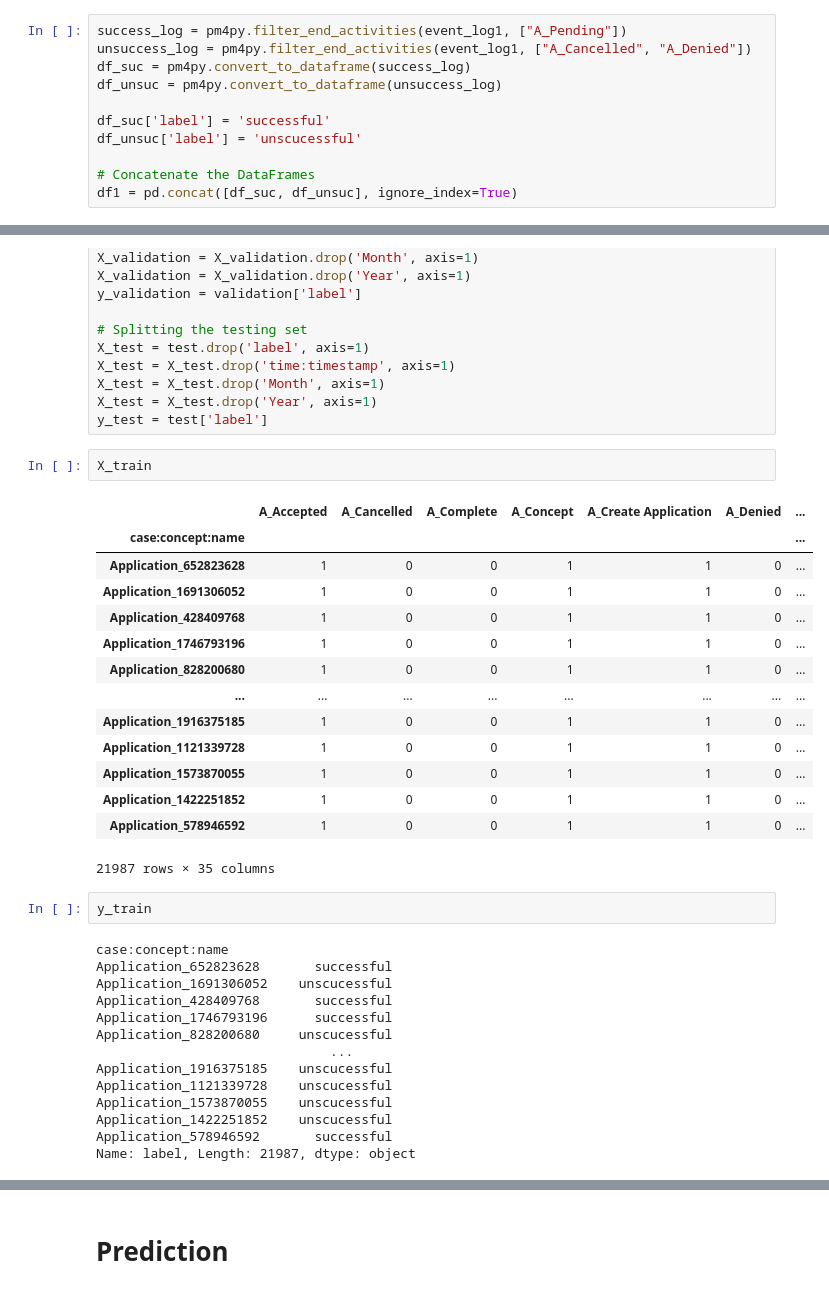
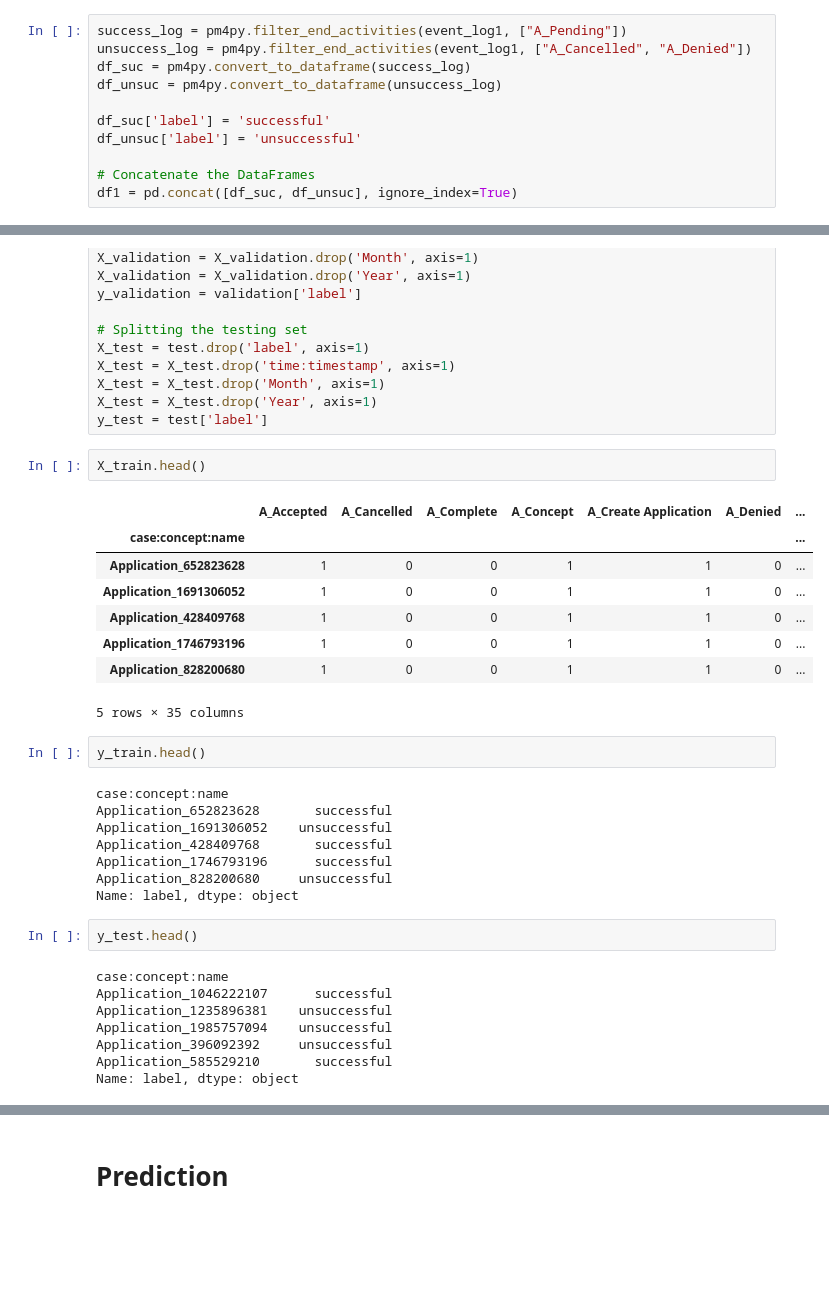
Before and after one commit to xuyou1999/APM_project_group8, a Jupyter notebook: encoding.ipynb, the cells around one changed output, grey strips where cells are left out. Cells and saved outputs as stored; diff of their text form; blank space fills up the shorter version.

```diff
--- a/encoding.ipynb
+++ b/encoding.ipynb
@@ -29,7 +31,7 @@ df_suc = pm4py.convert_to_dataframe(success_log)
 df_unsuc = pm4py.convert_to_dataframe(unsuccess_log)
 
 df_suc['label'] = 'successful'
-df_unsuc['label'] = 'unscucessful'
+df_unsuc['label'] = 'unsuccessful'
 
 # Concatenate the DataFrames
 df1 = pd.concat([df_suc, df_unsuc], ignore_index=True)
@@ -299,35 +261,33 @@ X_test = X_test.drop('Month', axis=1)
 X_test = X_test.drop('Year', axis=1)
 y_test = test['label']
 # %%
-X_train
+X_train.head()
 # %% [output]
 |  | A_Accepted | A_Cancelled | A_Complete | A_Concept | A_Create Application | A_Denied | ... |
 | case:concept:name |  |  |  |  |  |  | ... |
 | Application_652823628 | 1 | 0 | 0 | 1 | 1 | 0 | ... |
 | Application_1691306052 | 1 | 0 | 0 | 1 | 1 | 0 | ... |
 | Application_428409768 | 1 | 0 | 0 | 1 | 1 | 0 | ... |
 | Application_1746793196 | 1 | 0 | 0 | 1 | 1 | 0 | ... |
 | Application_828200680 | 1 | 0 | 0 | 1 | 1 | 0 | ... |
-| ... | ... | ... | ... | ... | ... | ... | ... |
-| Application_1916375185 | 1 | 0 | 0 | 1 | 1 | 0 | ... |
-| Application_1121339728 | 1 | 0 | 0 | 1 | 1 | 0 | ... |
-| Application_1573870055 | 1 | 0 | 0 | 1 | 1 | 0 | ... |
-| Application_1422251852 | 1 | 0 | 0 | 1 | 1 | 0 | ... |
-| Application_578946592 | 1 | 0 | 0 | 1 | 1 | 0 | ... |
-21987 rows × 35 columns
+5 rows × 35 columns
 # %%
-y_train
+y_train.head()
 # %% [output]
 case:concept:name
 Application_652823628       successful
-Application_1691306052    unscucessful
+Application_1691306052    unsuccessful
 Application_428409768       successful
 Application_1746793196      successful
-Application_828200680     unscucessful
-                              ...
-Application_1916375185    unscucessful
-Application_1121339728    unscucessful
-Application_1573870055    unscucessful
-Application_1422251852    unscucessful
-Application_578946592       successful
-Name: label, Length: 21987, dtype: object
+Application_828200680     unsuccessful
+Name: label, dtype: object
+# %%
+y_test.head()
+# %% [output]
+case:concept:name
+Application_1046222107      successful
+Application_1235896381    unsuccessful
+Application_1985757094    unsuccessful
+Application_396092392     unsuccessful
+Application_585529210       successful
+Name: label, dtype: object
```
Also changed, not shown: parts of 8 cells of this notebook.
